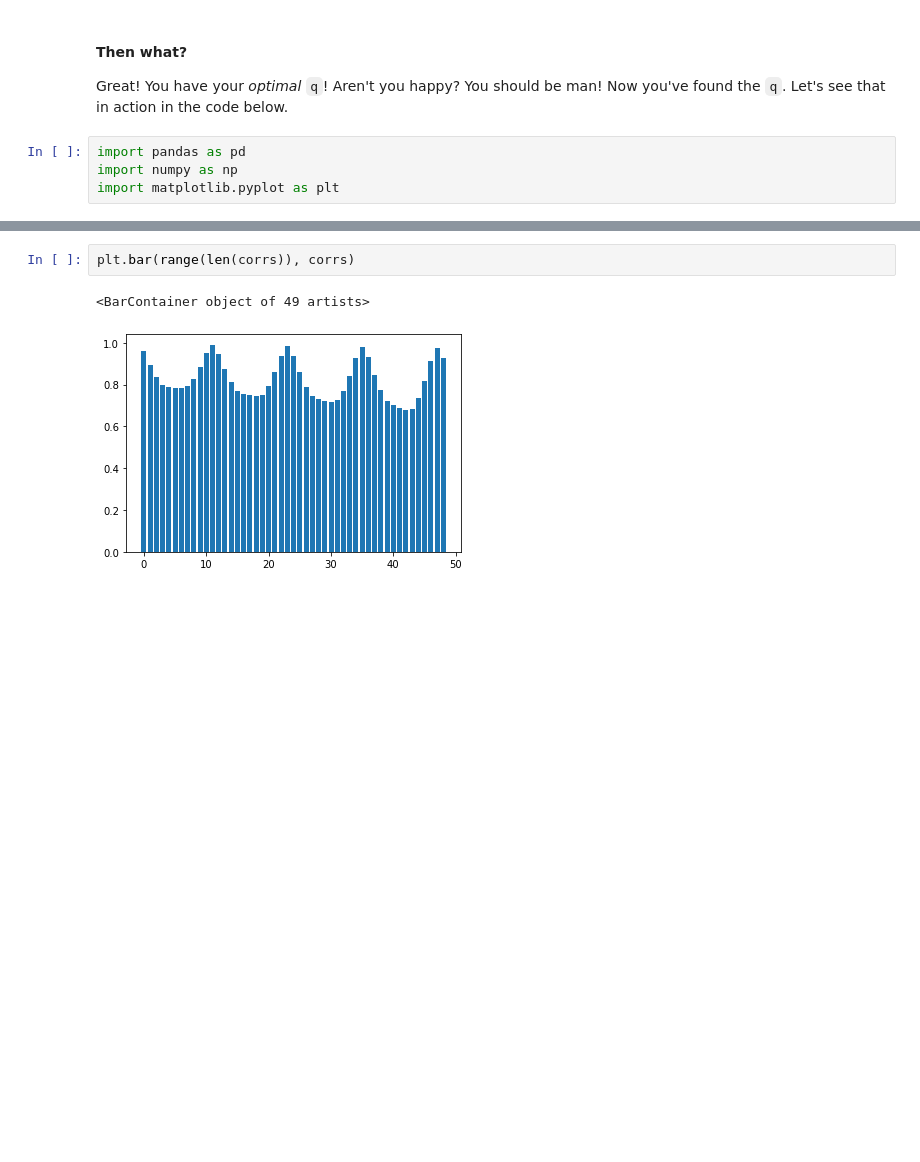
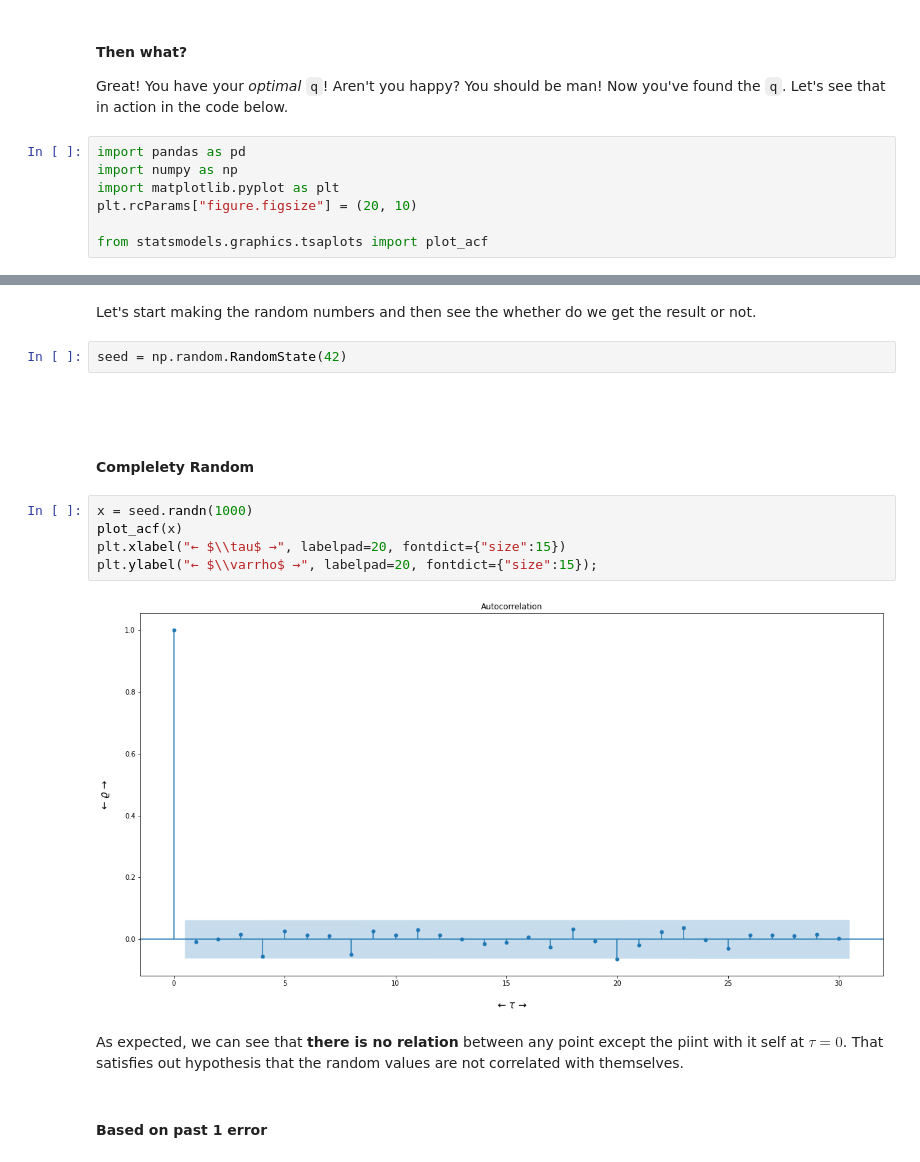
Before and after one commit to AayushSameerShah/TimeSeries-Forecasting, a Jupyter notebook: 3. ARIMA/6. ACF.ipynb, the cells around one changed output, grey strips where cells are left out. Drawn from its saved outputs; the diff is of its cells as text; blank space fills up the shorter version.

```diff
--- a/3. ARIMA/6. ACF.ipynb
+++ b/3. ARIMA/6. ACF.ipynb
@@ -79,3 +79,6 @@ Great! You have your *optimal* `q`! Aren't you happy? You should be man! Now you
 import pandas as pd
 import numpy as np
 import matplotlib.pyplot as plt
+plt.rcParams["figure.figsize"] = (20, 10)
+
+from statsmodels.graphics.tsaplots import plot_acf
@@ -109,5 +85,19 @@ plot_acf(df, lags=50)
-# %%
-plt.bar(range(len(corrs)), corrs)
-# %% [output]
-<BarContainer object of 49 artists>
-[figure, removed]
+# %% [markdown]
+Let's start making the random numbers and then see the whether do we get the result or not.
+# %%
+seed = np.random.RandomState(42)
+# %% [markdown]
+######
+# %% [markdown]
+#### Complelety Random
+# %%
+x = seed.randn(1000)
+plot_acf(x)
+plt.xlabel("← $\\tau$ →", labelpad=20, fontdict={"size":15})
+plt.ylabel("← $\\varrho$ →", labelpad=20, fontdict={"size":15});
+# %% [output]
+[figure, added]
+# %% [markdown]
+As expected, we can see that **there is no relation** between any point except the piint with it self at $\tau=0$. That satisfies out hypothesis that the random values are not correlated with themselves.
+# %% [markdown]
+#### Based on past 1 error
```
Also changed, not shown: parts of 20 cells of this notebook, 2 other files.
